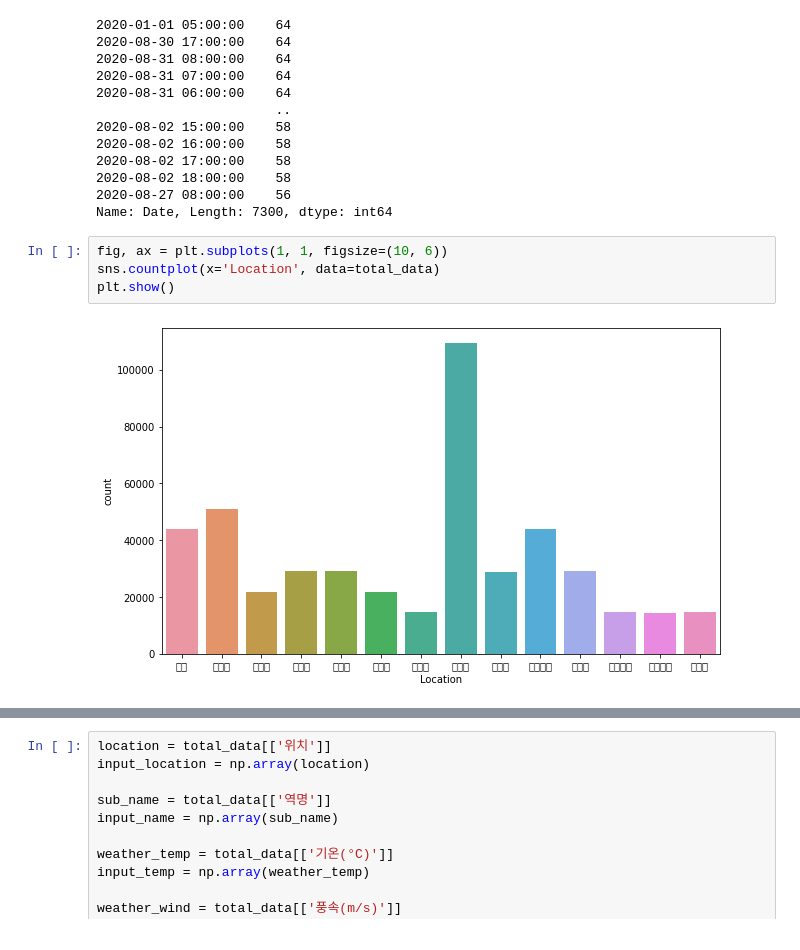
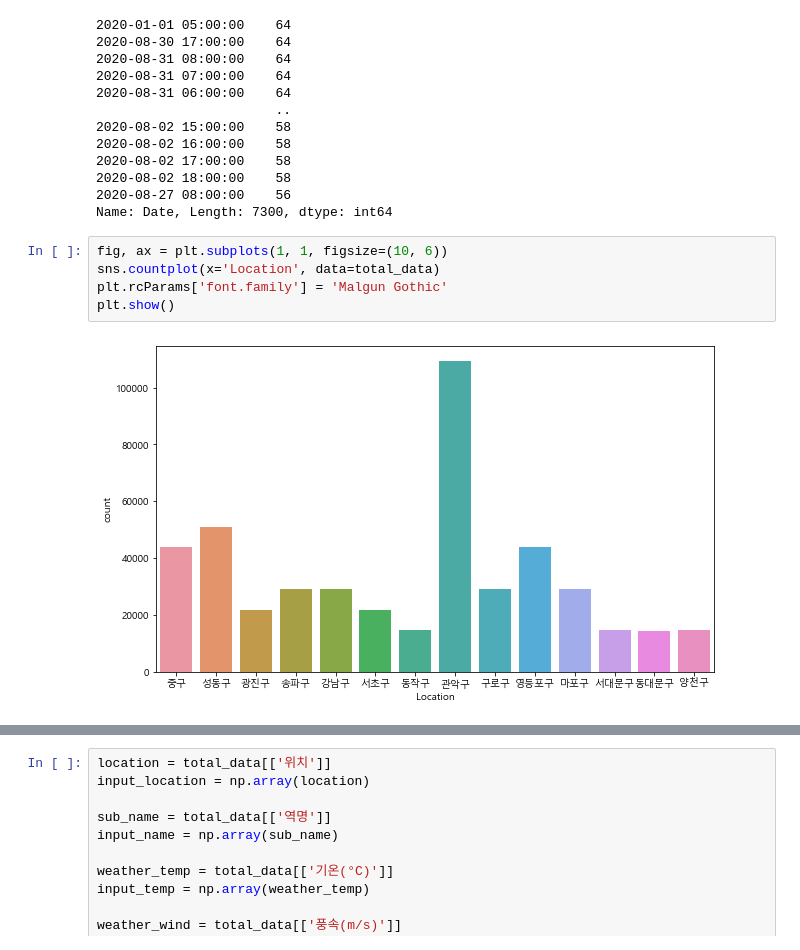
Before and after one commit to HyeongSeok-Park/Academy_Second_Project, a Jupyter notebook: 데이터 전처리 및 시각화.ipynb, the cells around one changed output, grey strips where cells are left out. Drawn from its saved outputs; the diff is of its cells as text.

```diff
--- a/데이터 전처리 및 시각화.ipynb
+++ b/데이터 전처리 및 시각화.ipynb
@@ -731,6 +716,7 @@ Name: Date, Length: 7300, dtype: int64
 # %%
 fig, ax = plt.subplots(1, 1, figsize=(10, 6))
 sns.countplot(x='Location', data=total_data)
+plt.rcParams['font.family'] = 'Malgun Gothic'
 plt.show()
 # %% [output]
-[figure, old version]
+[figure, new version]
```
Also changed, not shown: parts of 5 cells of this notebook.
